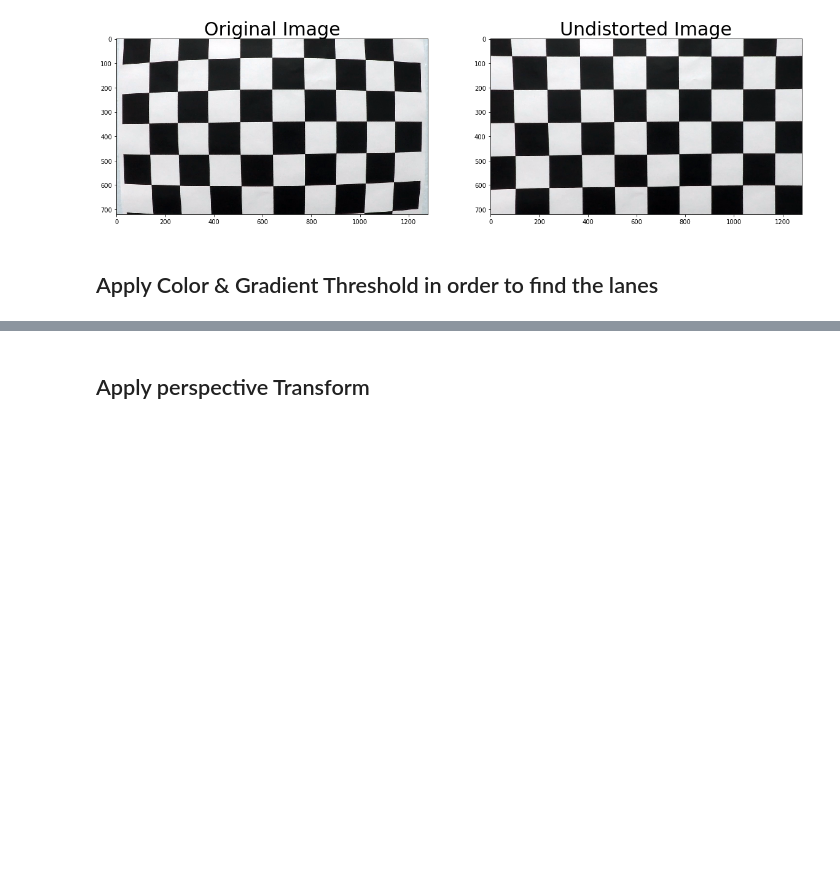
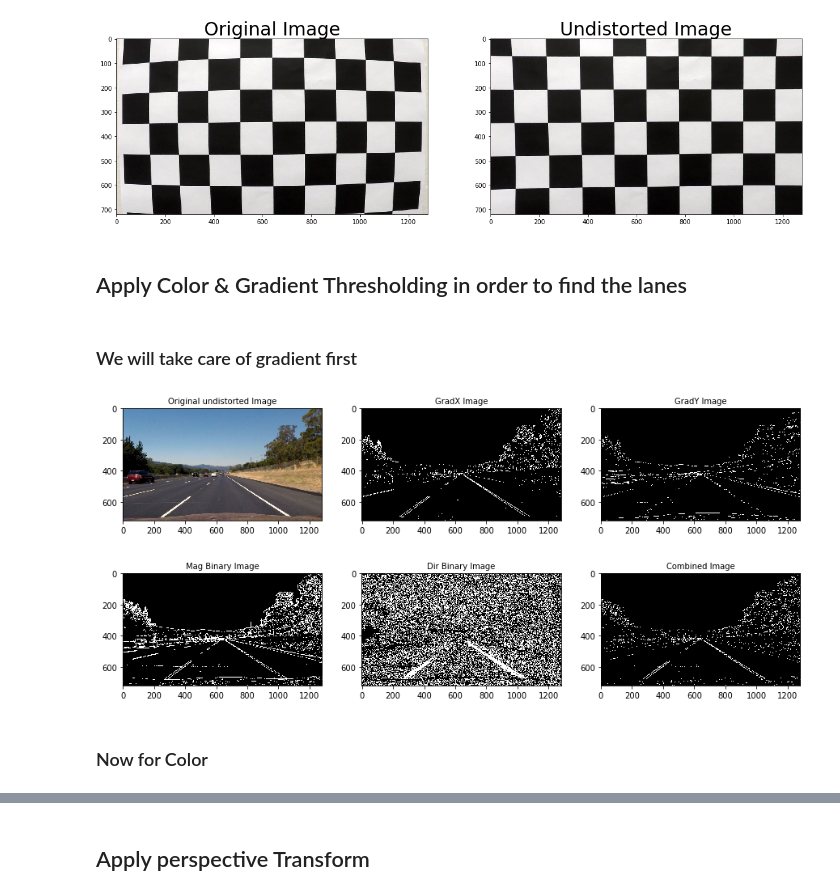
Before and after one commit to Jeremy26/advanced-lane-lines, a Jupyter notebook: P4.ipynb, the cells around one changed output, grey strips where cells are left out. Saved outputs shown, nothing was run; the diff lists cells and outputs as text; code cells hidden in the pictures; blank space fills up the shorter version.

```diff
--- a/P4.ipynb
+++ b/P4.ipynb
@@ -94,4 +97,4 @@ for idx, fname in enumerate (calibration_images):
 # %% [output]
 [figure]
 # %% [markdown]
-## Apply Color & Gradient Threshold in order to find the lanes
+## Apply Color & Gradient Thresholding in order to find the lanes
@@ -147,0 +101,2 @@ for idx, fname in enumerate (test_images):
+# %% [markdown]
+### We will take care of gradient first
@@ -147,0 +142,52 @@ for idx, fname in enumerate (test_images):
+# %%
+def dir_threshold(image, sobel_kernel=3, thresh=(0, np.pi/2)):
+    # Grayscale
+    gray = cv2.cvtColor(img, cv2.COLOR_RGB2GRAY)
+    # Calculate the x and y gradients
+    sobelx = cv2.Sobel(gray, cv2.CV_64F, 1, 0, ksize=sobel_kernel)
+    sobely = cv2.Sobel(gray, cv2.CV_64F, 0, 1, ksize=sobel_kernel)
+    # Take the absolute value of the gradient direction,
+    # apply a threshold, and create a binary image result
+    absgraddir = np.arctan2(np.absolute(sobely), np.absolute(sobelx))
+    dir_binary =  np.zeros_like(absgraddir)
+    dir_binary[(absgraddir >= thresh[0]) & (absgraddir <= thresh[1])] = 1
+
+    # Return the binary image
+    return dir_binary
+# %%
+for idx, fname in enumerate (test_images):
+    # Test on one image
+    if (idx==1):
+        img = mpimg.imread(fname)
+        undistorted = cal_undistort(img, objpoints, imgpoints)
+        # Apply each of the thresholding functions
+        gradx = abs_sobel_thresh(undistorted, orient='x', sobel_kernel=3, thresh_min =20,thresh_max= 120)
+        grady = abs_sobel_thresh(undistorted, orient='y', sobel_kernel=3, thresh_min =30,thresh_max= 80)
+        mag_binary = mag_thresh(undistorted, sobel_kernel=9, mag_thresh=(20, 200))
+        dir_binary = dir_threshold(undistorted, sobel_kernel=15, thresh=(0.7, 1.3))
+
+        # Combine Gradients
+        combined = np.zeros_like(dir_binary)
+        combined[((gradx == 1)&(grady == 1)) | ((mag_binary == 1) & (dir_binary == 1))] = 1
+
+        #Plot the results
+        f, (ax0, ax1, ax2) = plt.subplots(1, 3, figsize=(15,10))
+        ax0.imshow(undistorted)
+        ax0.set_title('Original undistorted Image', fontsize=10)
+        ax1.imshow(gradx, cmap='gray')
+        ax1.set_title('GradX Image', fontsize=10)
+        ax2.imshow(grady, cmap='gray')
+        ax2.set_title('GradY Image', fontsize =10)
+
+        f, (ax3,ax4,ax5) = plt.subplots(1,3, figsize =(15,10))
+        ax3.imshow(mag_binary, cmap='gray')
+        ax3.set_title('Mag Binary Image', fontsize =10)
+        ax4.imshow(dir_binary, cmap='gray')
+        ax4.set_title('Dir Binary Image', fontsize =10)
+        ax5.imshow(combined, cmap='gray')
+        ax5.set_title('Combined Image', fontsize =10)
+# %% [output]
+[figure, added]
+[figure, added]
+# %% [markdown]
+### Now for Color
```
Also changed, not shown: parts of 33 cells of this notebook, 1 other file.
